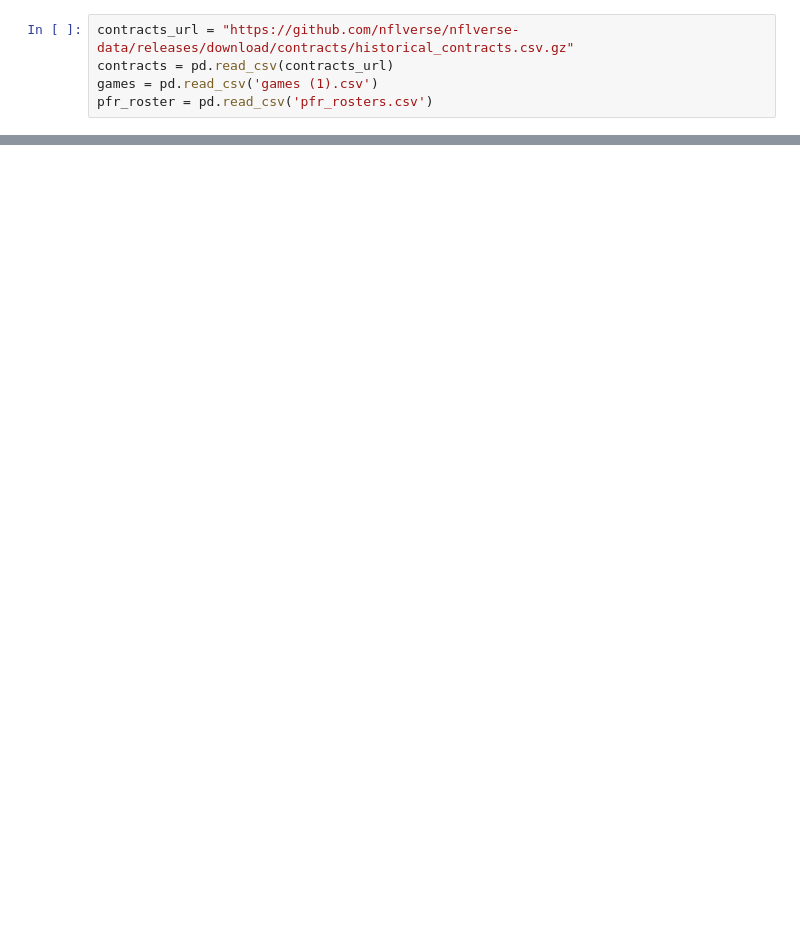
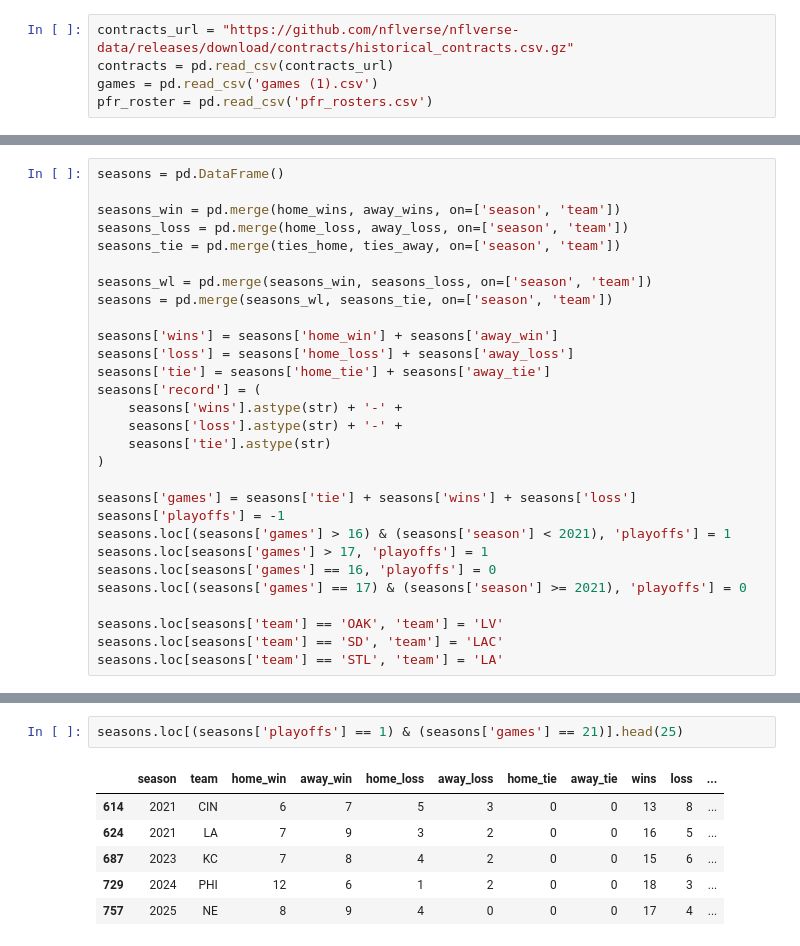
Before and after one commit to ShaneESchwartz/NFL-Team-Builder-Tool, a Jupyter notebook: TeamBuilder.ipynb, the cells around one changed output, grey strips where cells are left out. Saved outputs shown, nothing was run; the diff lists cells and outputs as text; blank space fills up the shorter version.

Commit message:
Seasons Dataframe with Records Complete
Total number of games, recods, playoff flags, all complete and verified manually. Removed seasons before 2001.

```diff
--- a/TeamBuilder.ipynb
+++ b/TeamBuilder.ipynb
@@ -164,0 +170,29 @@ seasons.tail()
+# %%
+seasons = pd.DataFrame()
+
+seasons_win = pd.merge(home_wins, away_wins, on=['season', 'team'])
+seasons_loss = pd.merge(home_loss, away_loss, on=['season', 'team'])
+seasons_tie = pd.merge(ties_home, ties_away, on=['season', 'team'])
+
+seasons_wl = pd.merge(seasons_win, seasons_loss, on=['season', 'team'])
+seasons = pd.merge(seasons_wl, seasons_tie, on=['season', 'team'])
+
+seasons['wins'] = seasons['home_win'] + seasons['away_win']
+seasons['loss'] = seasons['home_loss'] + seasons['away_loss']
+seasons['tie'] = seasons['home_tie'] + seasons['away_tie']
+seasons['record'] = (
+    seasons['wins'].astype(str) + '-' +
+    seasons['loss'].astype(str) + '-' +
+    seasons['tie'].astype(str)
+)
+
+seasons['games'] = seasons['tie'] + seasons['wins'] + seasons['loss']
+seasons['playoffs'] = -1
+seasons.loc[(seasons['games'] > 16) & (seasons['season'] < 2021), 'playoffs'] = 1
+seasons.loc[seasons['games'] > 17, 'playoffs'] = 1
+seasons.loc[seasons['games'] == 16, 'playoffs'] = 0
+seasons.loc[(seasons['games'] == 17) & (seasons['season'] >= 2021), 'playoffs'] = 0
+
+seasons.loc[seasons['team'] == 'OAK', 'team'] = 'LV'
+seasons.loc[seasons['team'] == 'SD', 'team'] = 'LAC'
+seasons.loc[seasons['team'] == 'STL', 'team'] = 'LA'
@@ -164,0 +238,9 @@ seasons.tail()
+# %%
+seasons.loc[(seasons['playoffs'] == 1) & (seasons['games'] == 21)].head(25)
+# %% [output]
+|  | season | team | home_win | away_win | home_loss | away_loss | home_tie | away_tie | wins | loss | ... |
+| 614 | 2021 | CIN | 6 | 7 | 5 | 3 | 0 | 0 | 13 | 8 | ... |
+| 624 | 2021 | LA | 7 | 9 | 3 | 2 | 0 | 0 | 16 | 5 | ... |
+| 687 | 2023 | KC | 7 | 8 | 4 | 2 | 0 | 0 | 15 | 6 | ... |
+| 729 | 2024 | PHI | 12 | 6 | 1 | 2 | 0 | 0 | 18 | 3 | ... |
+| 757 | 2025 | NE | 8 | 9 | 4 | 0 | 0 | 0 | 17 | 4 | ... |
```
Also changed, not shown: parts of 16 cells of this notebook.
